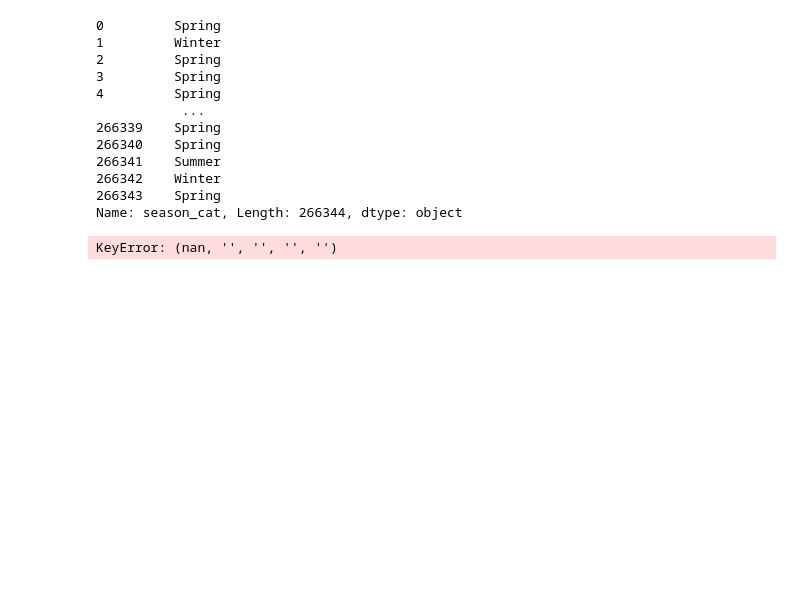
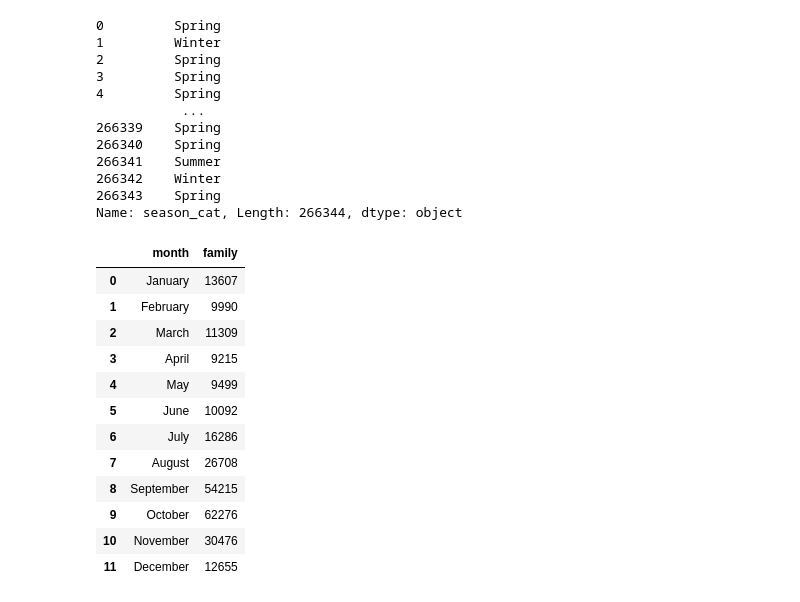
Before and after one commit to hadri96/Mush_Me, a Jupyter notebook: Mush_Me/data/metadata/Exploration_set.ipynb, the cells around one changed output. Drawn from its saved outputs; the diff is of its cells as text; code cells hidden in the pictures; blank space fills up the shorter version.

```diff
--- a/Mush_Me/data/metadata/Exploration_set.ipynb
+++ b/Mush_Me/data/metadata/Exploration_set.ipynb
@@ -24,3 +44,10 @@ data
 # %%
+data = data[data['kingdom']=='Fungi']
+
+data.drop(columns=['image_path','rightsHolder','image_url',
+                   'identifiedBy','infraspecificEpithet',
+                  'level0Gid','level0Name', 'level1Gid', 'level1Name',
+                   'level2Gid', 'level2Name','gbifID','kingdom','taxonRank'], inplace=True)
+
 data.isnull().sum().sort_values(ascending=False)/len(data)
 # %% [output]
@@ -70,7 +99,0 @@ Name: image_path, Length: 266344, dtype: int64
-# %%
-data.drop(columns=['image_path','rightsHolder','image_url',
-                   'identifiedBy','eventDate','infraspecificEpithet',
-                  'level0Gid','level0Name', 'level1Gid', 'level1Name',
-                   'level2Gid', 'level2Name'], inplace=True)
-
-data.columns
@@ -96,8 +100,4 @@ data.describe()
 # %% [markdown]
 ## Seasonality
 # %%
-data['date'] = data[data.columns[1:4]].apply(
-    lambda x: '-'.join(x.dropna().astype(int).astype(str)),
-    axis=1
-)
-data['date']
+data = data.rename(columns={'EventDate':'date'})
@@ -147,7 +145,22 @@ data['season_cat']
 266342    Winter
 266343    Spring
 Name: season_cat, Length: 266344, dtype: object
-# %%
-fig = px.scatter(data, x="month", color="Habitat")
-# %% [output]
-KeyError: (nan, '', '', '', '')
+# %%
+dates = data[['family','month']].groupby(by='month').count().reset_index()
+dates['month']= dates['month'].map({1:'January', 2:'February', 3:'March', 4:'April', 5:'May', 6:'June',
+                                    7:'July',8:'August', 9:'September', 10:'October', 11:'November', 12:'December'})
+dates
+# %% [output]
+|  | month | family |
+| 0 | January | 13607 |
+| 1 | February | 9990 |
+| 2 | March | 11309 |
+| 3 | April | 9215 |
+| 4 | May | 9499 |
+| 5 | June | 10092 |
+| 6 | July | 16286 |
+| 7 | August | 26708 |
+| 8 | September | 54215 |
+| 9 | October | 62276 |
+| 10 | November | 30476 |
+| 11 | December | 12655 |
```
Also changed, not shown: parts of 12 cells of this notebook, 1 other file.
